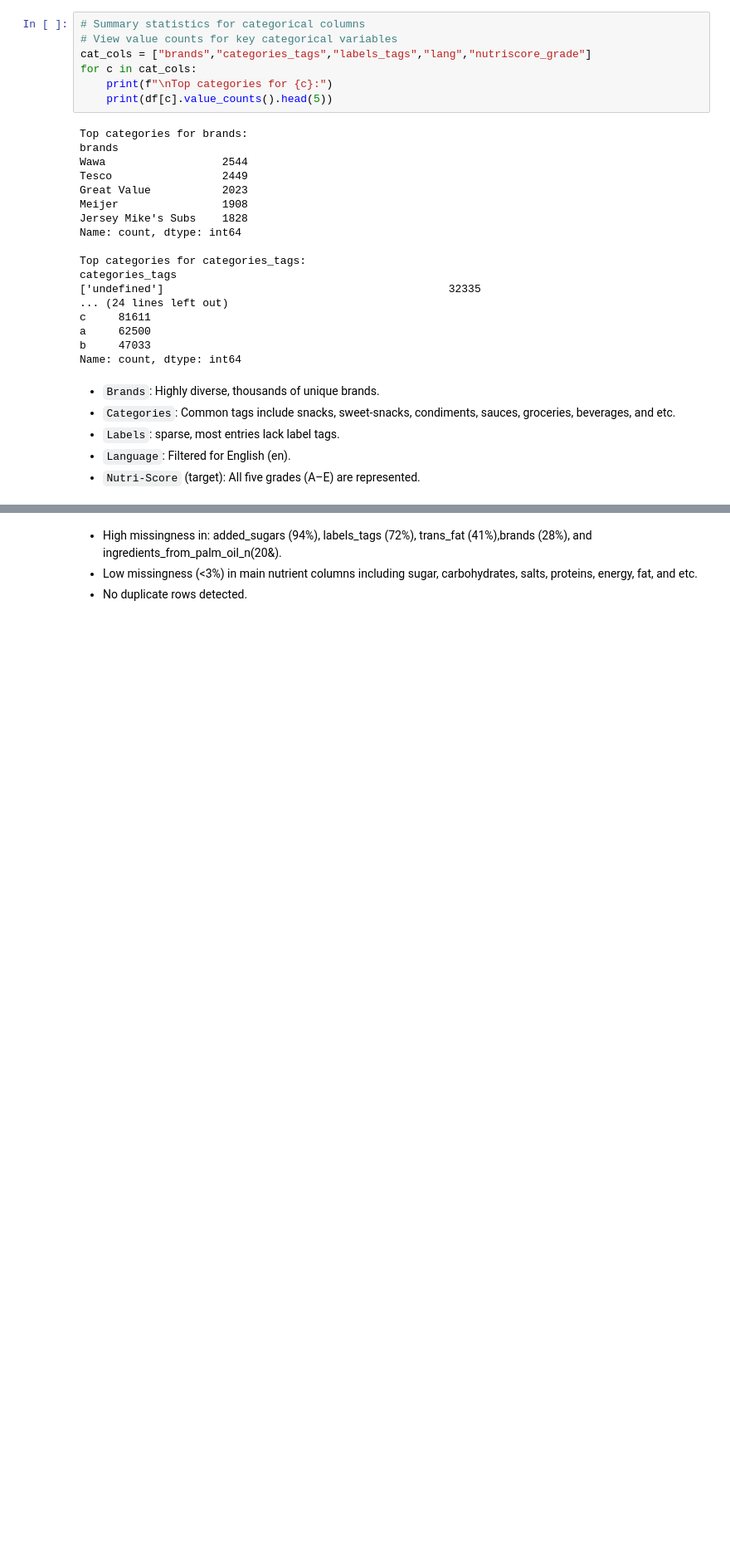
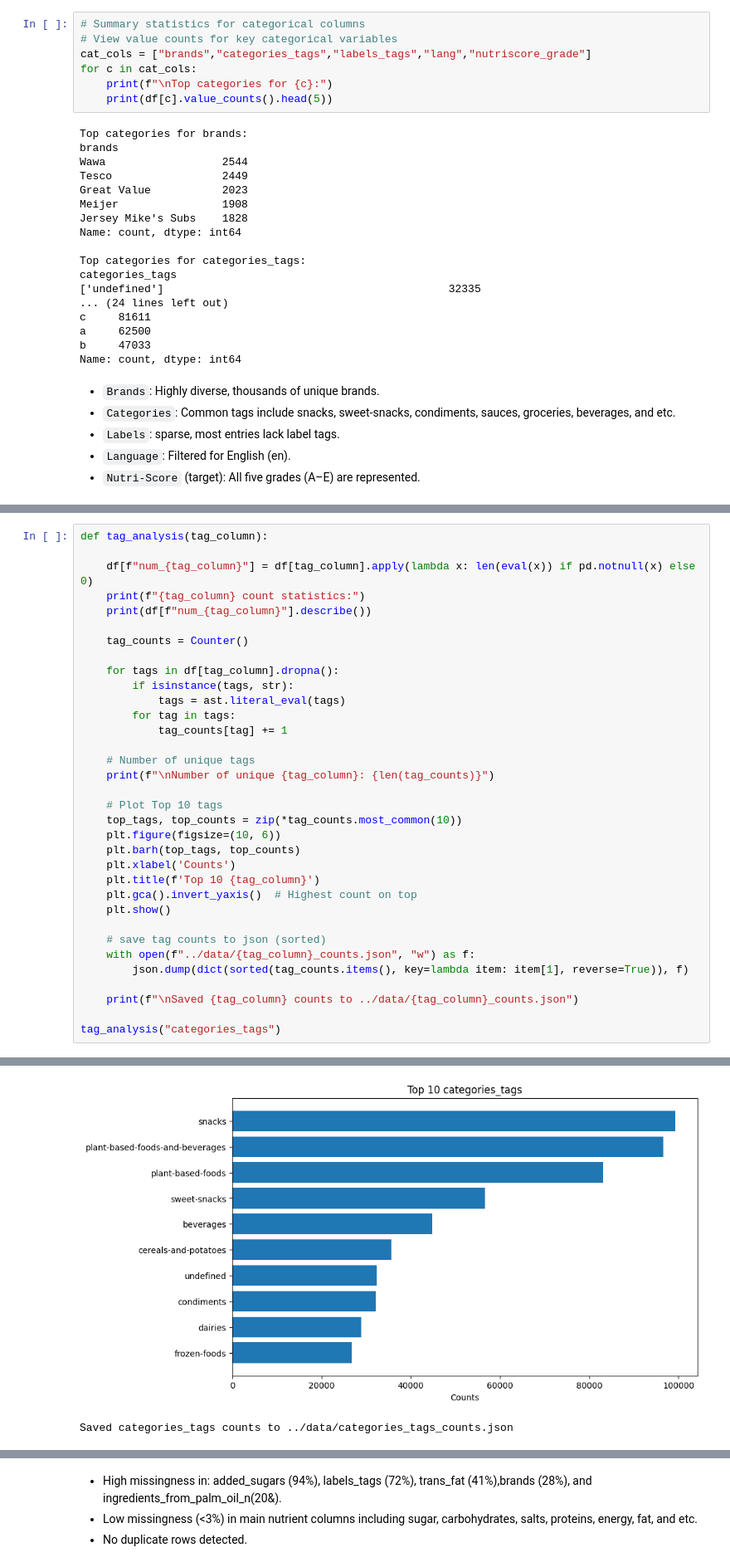
Before and after one commit to swhoyle/food-nutrition-model, a Jupyter notebook: notebooks/2_eda.ipynb, the cells around one changed output, grey strips where cells are left out. Shown at 83% size. Cells and saved outputs as stored; diff of their text form; blank space fills up the shorter version.

```diff
--- a/notebooks/2_eda.ipynb
+++ b/notebooks/2_eda.ipynb
@@ -149,0 +364,35 @@ Name: count, dtype: int64
+# %%
+def tag_analysis(tag_column):
+
+    df[f"num_{tag_column}"] = df[tag_column].apply(lambda x: len(eval(x)) if pd.notnull(x) else 0)
+    print(f"{tag_column} count statistics:")
+    print(df[f"num_{tag_column}"].describe())
+
+    tag_counts = Counter()
+
+    for tags in df[tag_column].dropna():
+        if isinstance(tags, str):
+            tags = ast.literal_eval(tags)
+        for tag in tags:
+            tag_counts[tag] += 1
+
+    # Number of unique tags
+    print(f"\nNumber of unique {tag_column}: {len(tag_counts)}")
+
+    # Plot Top 10 tags
+    top_tags, top_counts = zip(*tag_counts.most_common(10))
+    plt.figure(figsize=(10, 6))
+    plt.barh(top_tags, top_counts)
+    plt.xlabel('Counts')
+    plt.title(f'Top 10 {tag_column}')
+    plt.gca().invert_yaxis()  # Highest count on top
+    plt.show()
+
+    # save tag counts to json (sorted)
+    with open(f"../data/{tag_column}_counts.json", "w") as f:
+        json.dump(dict(sorted(tag_counts.items(), key=lambda item: item[1], reverse=True)), f)
+
+    print(f"\nSaved {tag_column} counts to ../data/{tag_column}_counts.json")
+
+tag_analysis("categories_tags")
+# %% [output]
@@ -149,0 +411,2 @@ Name: count, dtype: int64
+[figure, added]
+Saved categories_tags counts to ../data/categories_tags_counts.json
```
Also changed, not shown: parts of 92 cells of this notebook, 1 other file.
